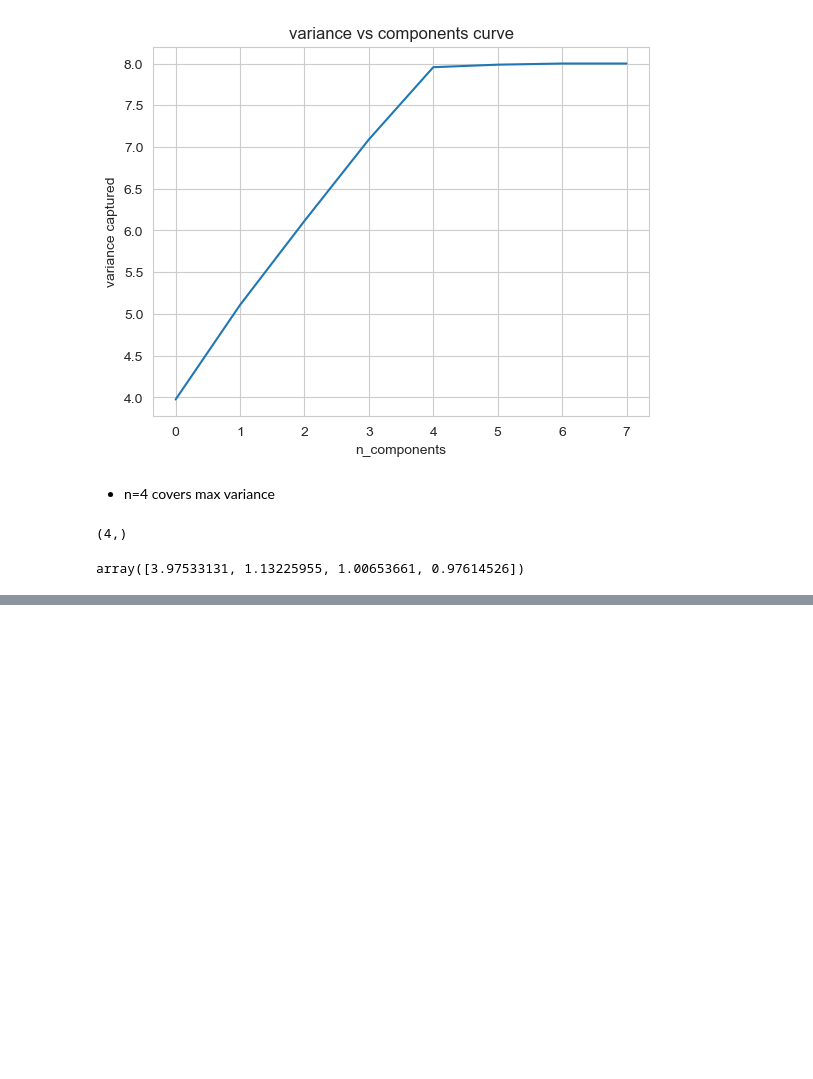
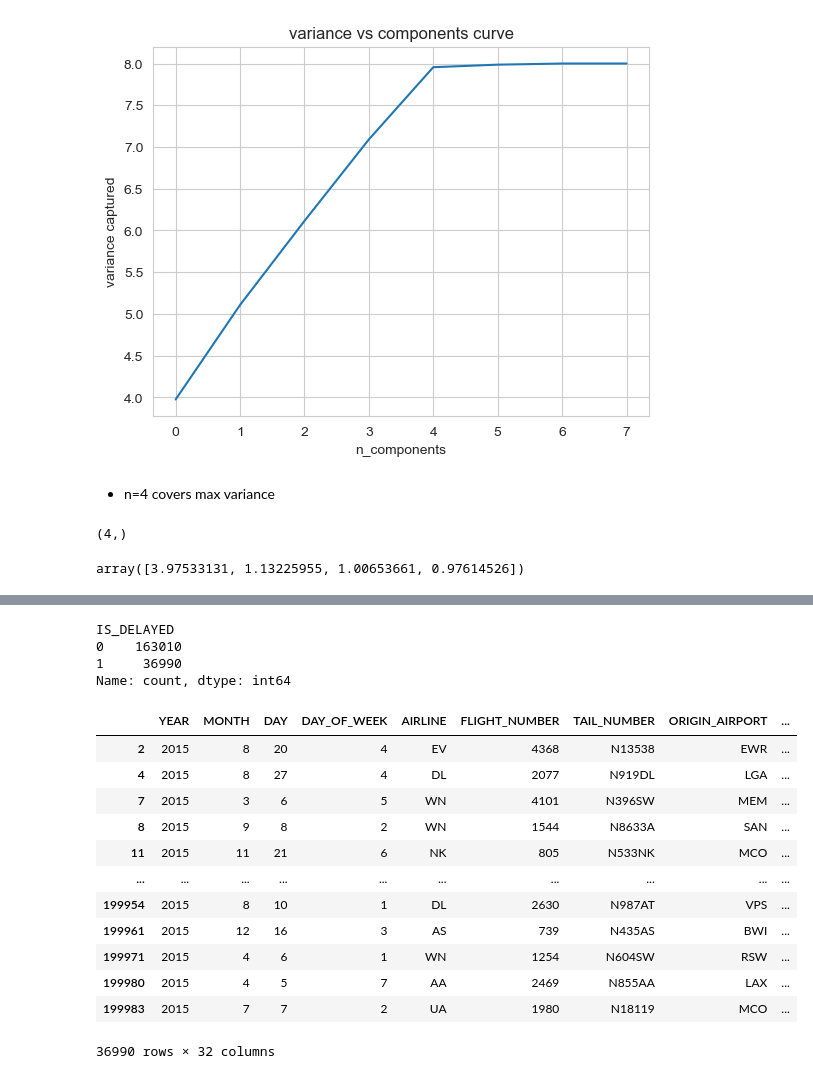
Before and after one commit to noobcoder909/task4, a Jupyter notebook: task4.ipynb, the cells around one changed output, grey strips where cells are left out. Drawn from its saved outputs; the diff is of its cells as text; code cells hidden in the pictures; blank space fills up the shorter version.

```diff
--- a/task4.ipynb
+++ b/task4.ipynb
@@ -286,0 +363,23 @@ results
+# %%
+df['IS_DELAYED'].value_counts()
+# %% [output]
+IS_DELAYED
+0    163010
+1     36990
+Name: count, dtype: int64
+# %%
+df.loc[df['IS_DELAYED']==1]
+# %% [output]
+|  | YEAR | MONTH | DAY | DAY_OF_WEEK | AIRLINE | FLIGHT_NUMBER | TAIL_NUMBER | ORIGIN_AIRPORT | ... |
+| 2 | 2015 | 8 | 20 | 4 | EV | 4368 | N13538 | EWR | ... |
+| 4 | 2015 | 8 | 27 | 4 | DL | 2077 | N919DL | LGA | ... |
+| 7 | 2015 | 3 | 6 | 5 | WN | 4101 | N396SW | MEM | ... |
+| 8 | 2015 | 9 | 8 | 2 | WN | 1544 | N8633A | SAN | ... |
+| 11 | 2015 | 11 | 21 | 6 | NK | 805 | N533NK | MCO | ... |
+| ... | ... | ... | ... | ... | ... | ... | ... | ... | ... |
+| 199954 | 2015 | 8 | 10 | 1 | DL | 2630 | N987AT | VPS | ... |
+| 199961 | 2015 | 12 | 16 | 3 | AS | 739 | N435AS | BWI | ... |
+| 199971 | 2015 | 4 | 6 | 1 | WN | 1254 | N604SW | RSW | ... |
+| 199980 | 2015 | 4 | 5 | 7 | AA | 2469 | N855AA | LAX | ... |
+| 199983 | 2015 | 7 | 7 | 2 | UA | 1980 | N18119 | MCO | ... |
+36990 rows × 32 columns
```
Also changed, not shown: parts of 12 cells of this notebook.
